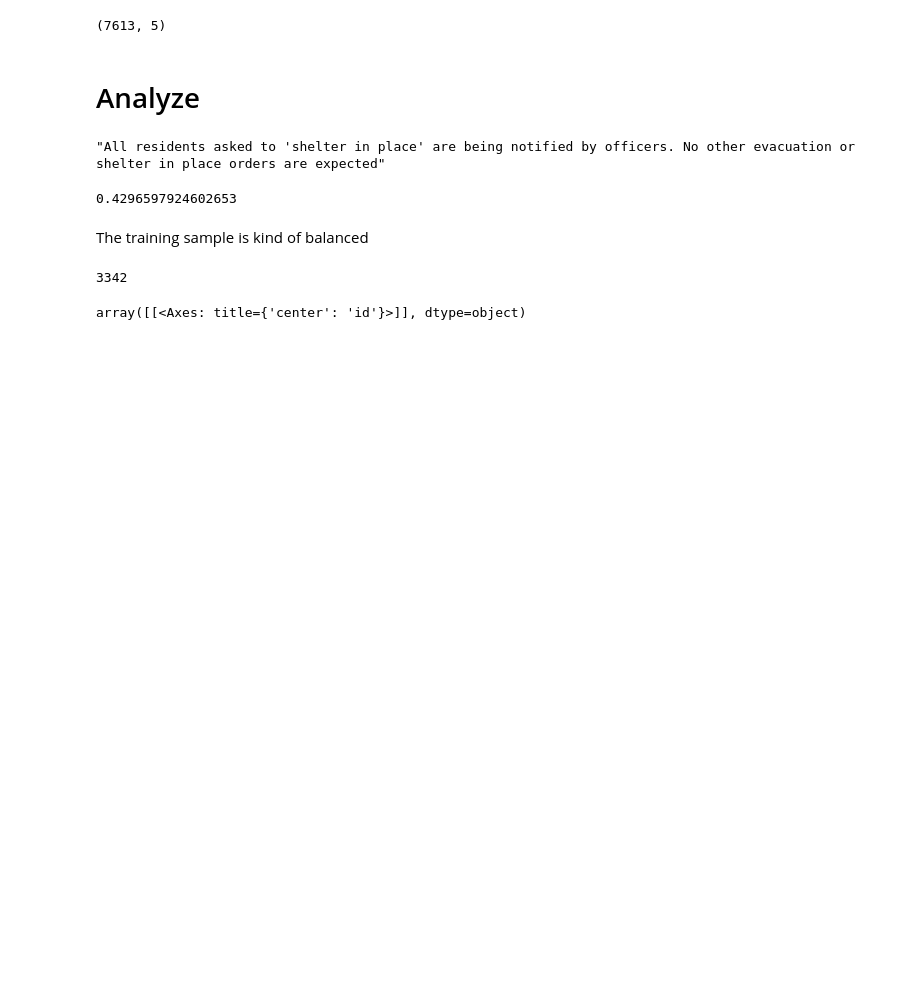
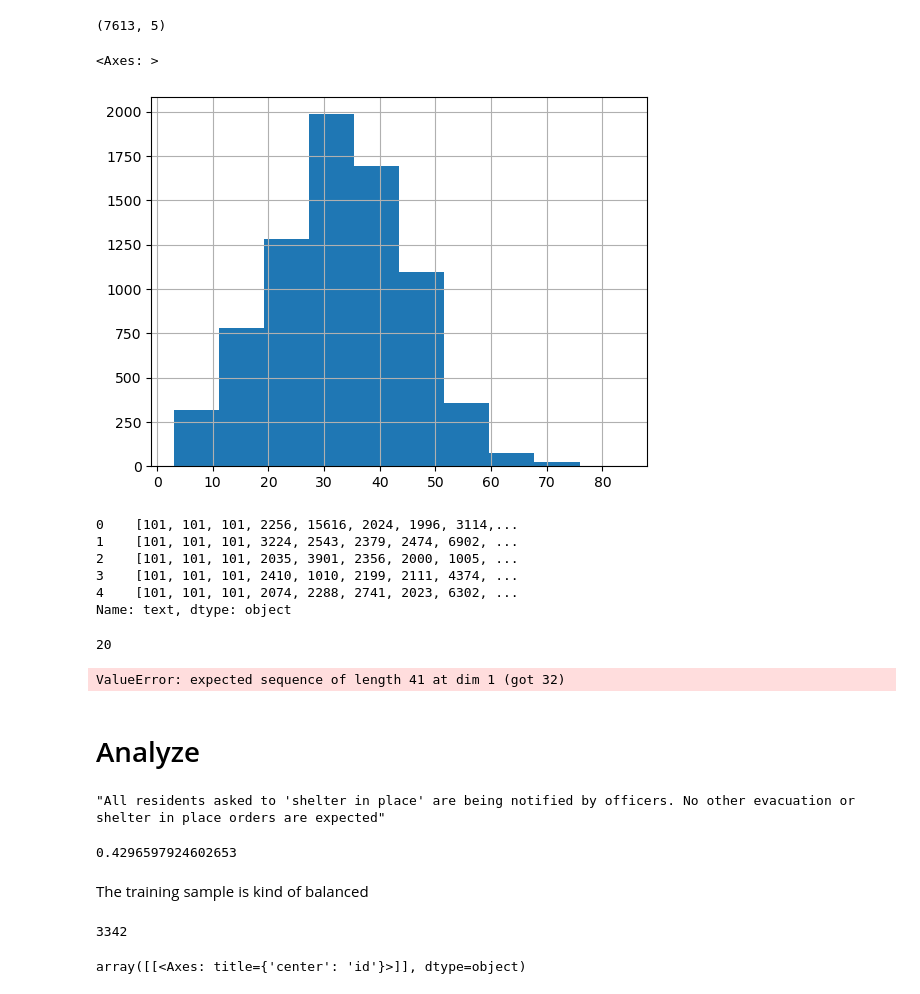
Before and after one commit to Oppenheimer-11/UT-NLP-Project, a Jupyter notebook: src/data exploration.ipynb, the cells around one changed output. Cells and saved outputs as stored; diff of their text form; code cells hidden in the pictures; blank space fills up the shorter version.

Commit message:
update data exploratin.ipynb got problem with uniform the sequence length

```diff
--- a/src/data exploration.ipynb
+++ b/src/data exploration.ipynb
@@ -20,10 +21,49 @@ raw_val_data = pd.read_csv(file_path+test_file)
 raw_train_data.shape
 # %% [output]
 (7613, 5)
+# %%
+# check the distribution of the sequence length
+raw_train_data['text'].apply(lambda x: len(x)).hist()
+# let the max_length be 64
+# %% [output]
+<Axes: >
+[figure, added]
 # %%
+# Tokenize the text using BERT's tokenizer
 tokenizer = BertTokenizer.from_pretrained('bert-base-uncased')
-raw_train_data['text'] = raw_train_data['text'].apply(lambda x: tokenizer.encode(x, add_special_tokens=True))
-raw_val_data['text'] = raw_val_data['text'].apply(lambda x: tokenizer.encode(x, add_special_tokens=True))
+# Tokenize the text using BERT's tokenizer and ensure uniform sequence length
+max_sequence_length = 64  # Adjust to an appropriate sequence length
+
+raw_train_data['text'] = raw_train_data['text'].apply(lambda x: tokenizer.encode(x, add_special_tokens=True, max_length=max_sequence_length, truncation=True, padding='max_length'))
+raw_test_data['text'] = raw_test_data['text'].apply(lambda x: tokenizer.encode(x, add_special_tokens=True, max_length=max_sequence_length, truncation=True, padding='max_length'))
+raw_train_data['text'].head()
+# %% [output]
+0    [101, 101, 101, 2256, 15616, 2024, 1996, 3114,...
+1    [101, 101, 101, 3224, 2543, 2379, 2474, 6902, ...
+2    [101, 101, 101, 2035, 3901, 2356, 2000, 1005, ...
+3    [101, 101, 101, 2410, 1010, 2199, 2111, 4374, ...
+4    [101, 101, 101, 2074, 2288, 2741, 2023, 6302, ...
+Name: text, dtype: object
+# %%
+len(raw_train_data['text'].iloc[0])
+# %% [output]
+20
+# %%
+# Split the data into train and train sets
+train_data, val_data, train_labels, val_labels = train_test_split(raw_train_data['text'], raw_train_data['target'], test_size=0.2, random_state=42)
+test_data = raw_test_data['text']
+
+# train_data = train_data.tolist()
+# train_labels = train_labels.tolist()
+# val_data = val_data.tolist()
+# val_labels = val_labels.tolist()
+
+train_data = torch.LongTensor(train_data.tolist())
+train_labels = torch.LongTensor(train_labels.tolist())
+val_data = torch.LongTensor(val_data.tolist())
+val_labels = torch.LongTensor(val_labels.tolist())
+# %% [output]
+ValueError: expected sequence of length 41 at dim 1 (got 32)
 # %% [markdown]
 # Analyze
 # %%
```
Also changed, not shown: parts of 2 cells of this notebook.
